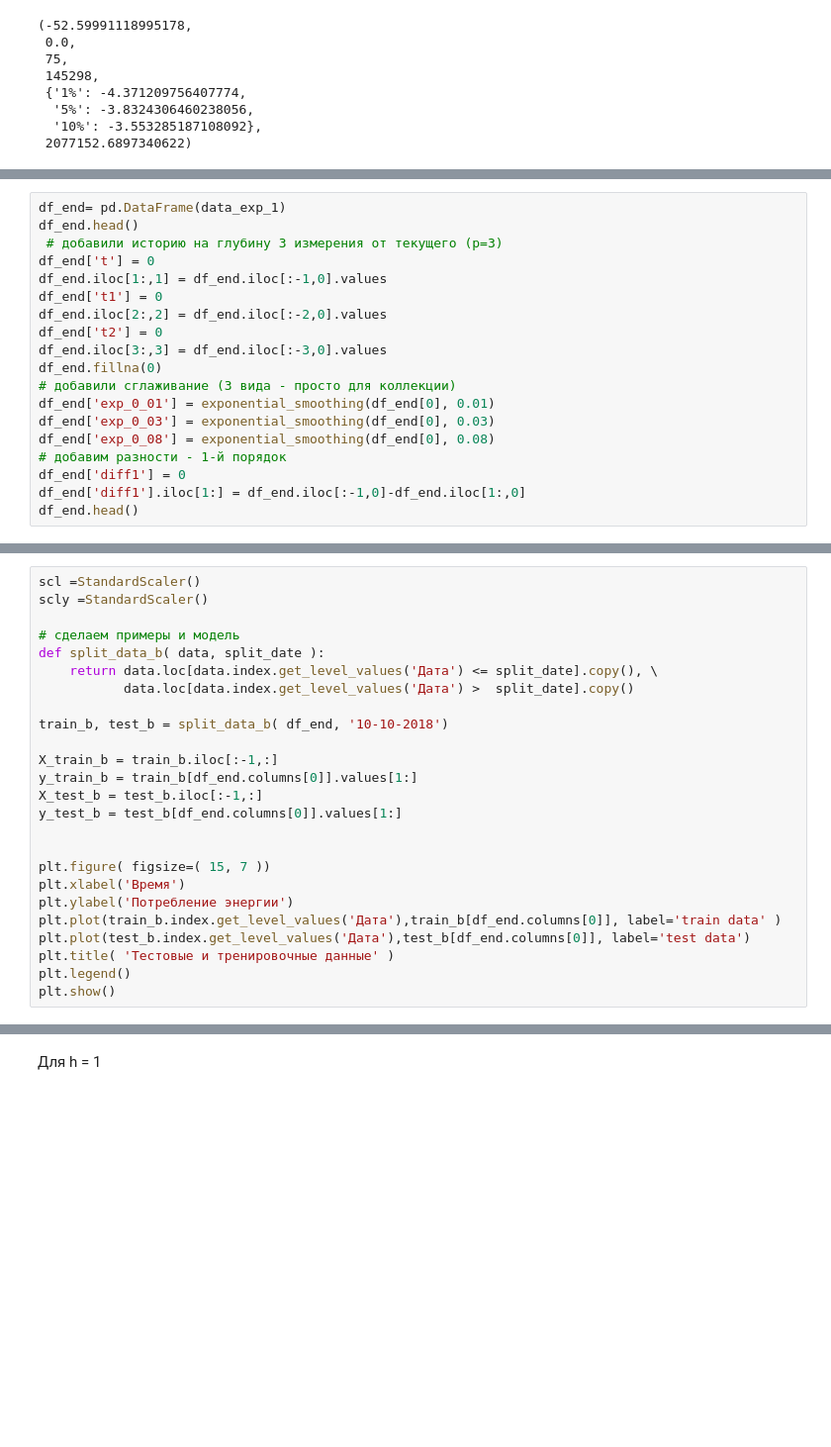
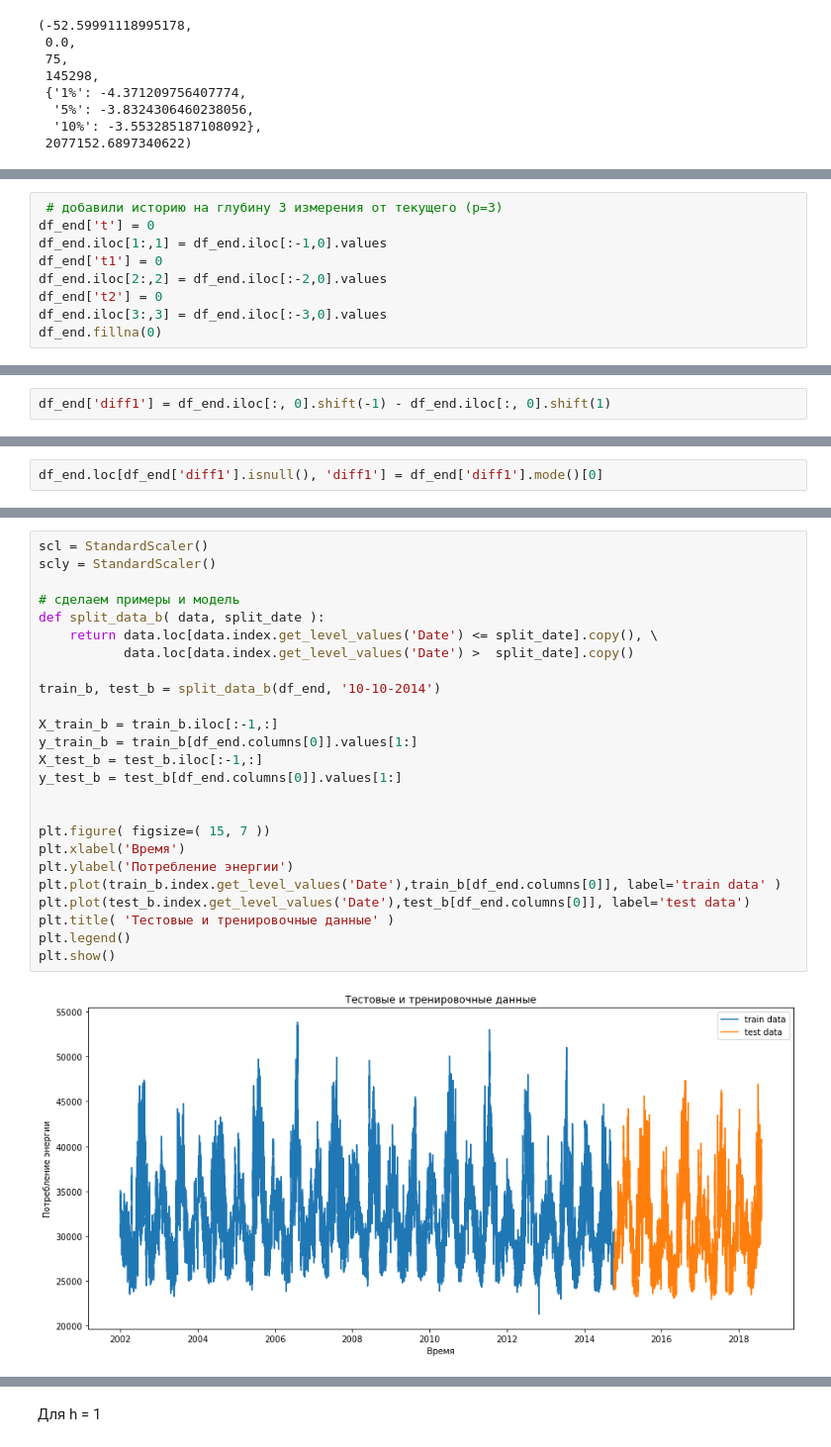
Before and after one commit to superbe/MachineLearningInBusiness, a Jupyter notebook: Lesson 2.ipynb, the cells around one changed output, grey strips where cells are left out. Shown at 99% size. Drawn from its saved outputs; the diff is of its cells as text; blank space fills up the shorter version.

```diff
--- a/Lesson 2.ipynb
+++ b/Lesson 2.ipynb
@@ -256,6 +273,4 @@ DF_brent
 # %%
-df_end= pd.DataFrame(data_exp_1)
-df_end.head()
  # добавили историю на глубину 3 измерения от текущего (р=3)
 df_end['t'] = 0
 df_end.iloc[1:,1] = df_end.iloc[:-1,0].values
@@ -264,12 +279,4 @@ df_end.iloc[2:,2] = df_end.iloc[:-2,0].values
 df_end['t2'] = 0
 df_end.iloc[3:,3] = df_end.iloc[:-3,0].values
 df_end.fillna(0)
-# добавили сглаживание (3 вида - просто для коллекции)
-df_end['exp_0_01'] = exponential_smoothing(df_end[0], 0.01)
-df_end['exp_0_03'] = exponential_smoothing(df_end[0], 0.03)
-df_end['exp_0_08'] = exponential_smoothing(df_end[0], 0.08)
-# добавим разности - 1-й порядок
-df_end['diff1'] = 0
-df_end['diff1'].iloc[1:] = df_end.iloc[:-1,0]-df_end.iloc[1:,0]
-df_end.head()
 # %% [output]
@@ -276,0 +305,2 @@ KeyboardInterrupt:
+# %%
+df_end['diff1'] = df_end.iloc[:, 0].shift(-1) - df_end.iloc[:, 0].shift(1)
@@ -277,2 +329,4 @@ KeyboardInterrupt:
+# %%
+df_end.loc[df_end['diff1'].isnull(), 'diff1'] = df_end['diff1'].mode()[0]
 # %%
 df_end.columns
@@ -279,25 +335,27 @@ df_end.columns
 # %%
-scl =StandardScaler()
-scly =StandardScaler()
+scl = StandardScaler()
+scly = StandardScaler()
 
 # сделаем примеры и модель
 def split_data_b( data, split_date ):
-    return data.loc[data.index.get_level_values('Дата') <= split_date].copy(), \
-           data.loc[data.index.get_level_values('Дата') >  split_date].copy()
+    return data.loc[data.index.get_level_values('Date') <= split_date].copy(), \
+           data.loc[data.index.get_level_values('Date') >  split_date].copy()
 
-train_b, test_b = split_data_b( df_end, '10-10-2018')
+train_b, test_b = split_data_b(df_end, '10-10-2014')
 
 X_train_b = train_b.iloc[:-1,:]
 y_train_b = train_b[df_end.columns[0]].values[1:]
 X_test_b = test_b.iloc[:-1,:]
 y_test_b = test_b[df_end.columns[0]].values[1:]
 
 
 plt.figure( figsize=( 15, 7 ))
 plt.xlabel('Время')
 plt.ylabel('Потребление энергии')
-plt.plot(train_b.index.get_level_values('Дата'),train_b[df_end.columns[0]], label='train data' )
-plt.plot(test_b.index.get_level_values('Дата'),test_b[df_end.columns[0]], label='test data')
+plt.plot(train_b.index.get_level_values('Date'),train_b[df_end.columns[0]], label='train data' )
+plt.plot(test_b.index.get_level_values('Date'),test_b[df_end.columns[0]], label='test data')
 plt.title( 'Тестовые и тренировочные данные' )
 plt.legend()
 plt.show()
+# %% [output]
+[figure, added]
```
Also changed, not shown: parts of 23 cells of this notebook.
